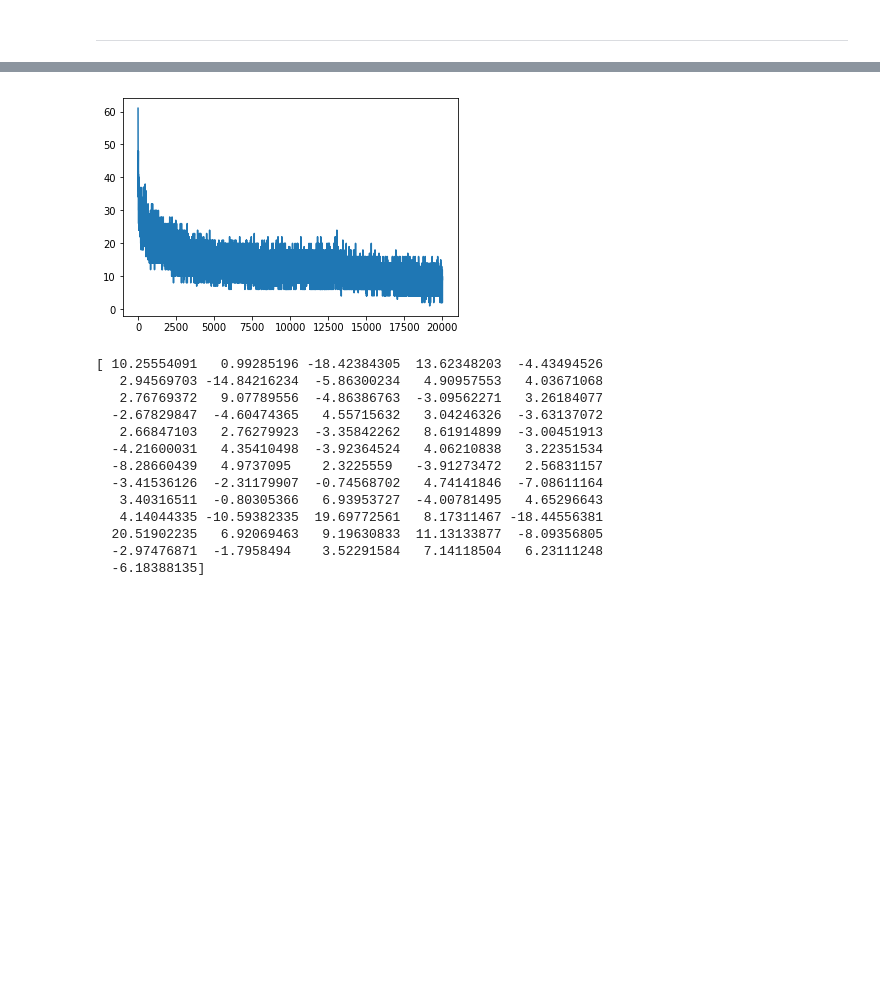
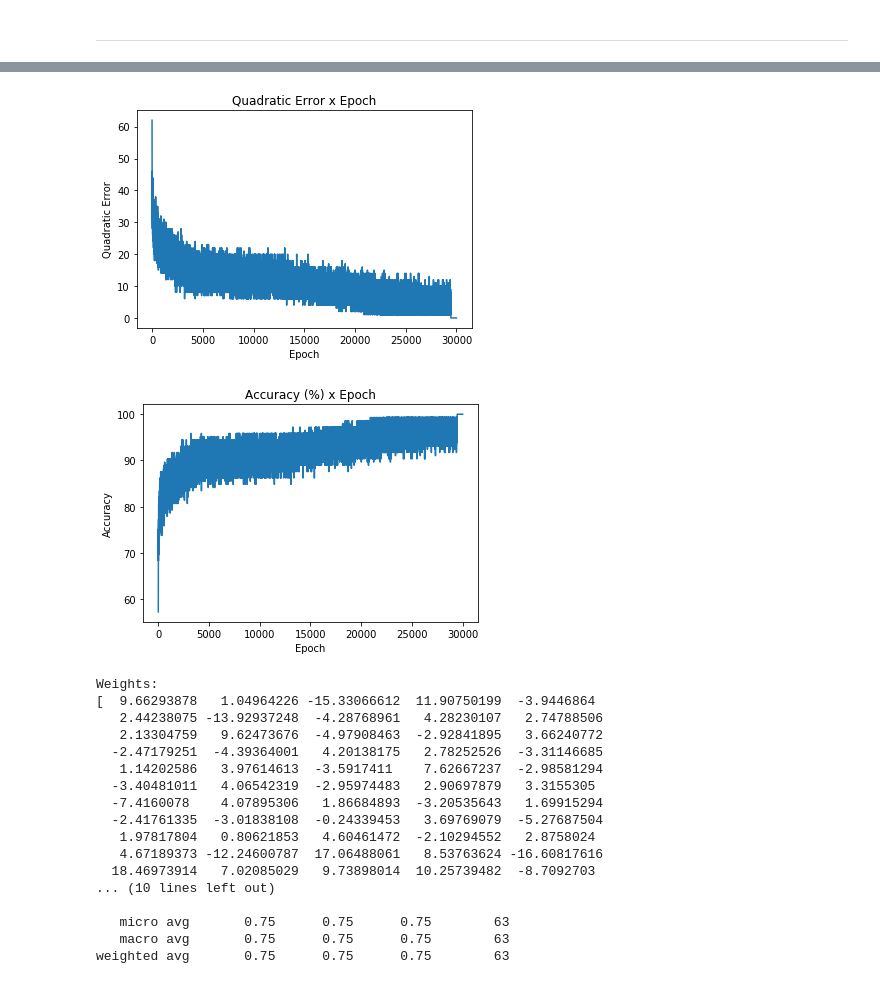
Before and after one commit to mso13/trabalho1-sonar, a Jupyter notebook: Trabalho 1 - Source Code.ipynb, the cells around one changed output, grey strips where cells are left out. Saved outputs shown, nothing was run; the diff lists cells and outputs as text; code cells hidden in the pictures; blank space fills up the shorter version.

```diff
--- a/Trabalho 1 - Source Code.ipynb
+++ b/Trabalho 1 - Source Code.ipynb
@@ -128,31 +166,49 @@ class Neuron:
 
     # Learn
 
-    def learn(self, trainingSet, nEpoch):
+    def learn(self, trainingSet_inputs, trainingSet_outputs, nEpoch):
         #weights = np.random.rand(61) * 0.2 - 0.1 # Num. features + 1 (bias)
         error_list = []
+        accuracy_list = []
         for epoch in range(nEpoch):
             sumError = 0.0
-            for row in trainingSet:
-                prediction = self.predict(row[0:-1])
-                error = row[-1] - prediction
+            for inputs, output in zip(trainingSet_inputs, trainingSet_outputs) :
+                prediction = self.predict(inputs)
+                error = output - prediction
                 sumError += error ** 2
-                self.weights = self.weights + self.lRate * error * np.append(row[0:-1], 1.0)
+                self.weights = self.weights + self.lRate * error * np.append(inputs, 1.0)
             error_list.append(sumError)
-            print ('Epoch %d Error: %.3f' % (epoch+1,sumError))
+            accuracy = 100*(len(trainingSet_outputs)-sumError)/len(trainingSet_outputs)
+            accuracy_list.append(accuracy)
+            print ('Epoch %d Error: %.3f Accuracy: %.3f (%%)' % (epoch+1,sumError, accuracy))
         plt.plot(error_list)
+        plt.title('Quadratic Error x Epoch')
+        plt.ylabel('Quadratic Error')
+        plt.xlabel('Epoch')
+        plt.show()
+        plt.plot(accuracy_list)
+        plt.title('Accuracy (%) x Epoch')
+        plt.ylabel('Accuracy')
+        plt.xlabel('Epoch')
         plt.show()
         return self.weights
 
 # Main (Single neuron Perceptron)
 
-data    = np.array(train_df)
-lRate   = 0.05
-nEpoch  = 20000
-n_inputs = len(data[0, :-1])
+#train_data = np.array(train_df)
+#test_data = np.array(test_df)
+lRate   = 0.04
+nEpoch  = 30000
+n_inputs = len(X_train[0])
 perceptron = Neuron(n_inputs, lRate)
+weights = perceptron.learn(X_train, y_train, nEpoch)
+print ('Weights:\n{}'.format(weights))
+y_pred = []
+for row in X_test:
+    y_pred.append(perceptron.predict(row))
 
-weights = perceptron.learn(data, nEpoch)
-
-print (weights)
+cm      = confusion_matrix(y_test, y_pred)
+cr      = classification_report(y_test, y_pred)
+print('Confusion matrix on test database:\n{}'.format(cm))
+print('Classification report on test database:\n{}'.format(cr))
 # %% [output]
@@ -176,14 +232,19 @@ Epoch 15898 Erro
-[figure, old version]
+[figure, new version]
+[figure, added]
-[ 10.25554091   0.99285196 -18.42384305  13.62348203  -4.43494526
-   2.94569703 -14.84216234  -5.86300234   4.90957553   4.03671068
-   2.76769372   9.07789556  -4.86386763  -3.09562271   3.26184077
-  -2.67829847  -4.60474365   4.55715632   3.04246326  -3.63137072
-   2.66847103   2.76279923  -3.35842262   8.61914899  -3.00451913
-  -4.21600031   4.35410498  -3.92364524   4.06210838   3.22351534
-  -8.28660439   4.9737095    2.3225559   -3.91273472   2.56831157
-  -3.41536126  -2.31179907  -0.74568702   4.74141846  -7.08611164
-   3.40316511  -0.80305366   6.93953727  -4.00781495   4.65296643
-   4.14044335 -10.59382335  19.69772561   8.17311467 -18.44556381
-  20.51902235   6.92069463   9.19630833  11.13133877  -8.09356805
-  -2.97476871  -1.7958494    3.52291584   7.14118504   6.23111248
-  -6.18388135]
+Weights:
+[  9.66293878   1.04964226 -15.33066612  11.90750199  -3.9446864
+   2.44238075 -13.92937248  -4.28768961   4.28230107   2.74788506
+   2.13304759   9.62473676  -4.97908463  -2.92841895   3.66240772
+  -2.47179251  -4.39364001   4.20138175   2.78252526  -3.31146685
+   1.14202586   3.97614613  -3.5917411    7.62667237  -2.98581294
+  -3.40481011   4.06542319  -2.95974483   2.90697879   3.3155305
+  -7.4160078    4.07895306   1.86684893  -3.20535643   1.69915294
+  -2.41761335  -3.01838108  -0.24339453   3.69769079  -5.27687504
+   1.97817804   0.80621853   4.60461472  -2.10294552   2.8758024
+   4.67189373 -12.24600787  17.06488061   8.53763624 -16.60817616
+  18.46973914   7.02085029   9.73898014  10.25739482  -8.7092703
+... (10 lines left out)
+
+   micro avg       0.75      0.75      0.75        63
+   macro avg       0.75      0.75      0.75        63
+weighted avg       0.75      0.75      0.75        63
```
Also changed, not shown: parts of 8 cells of this notebook.
